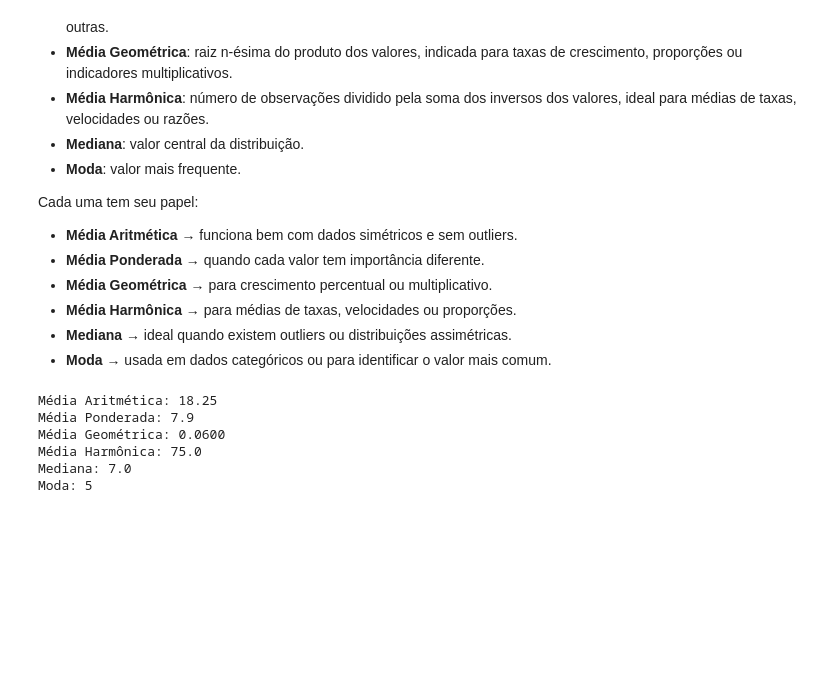
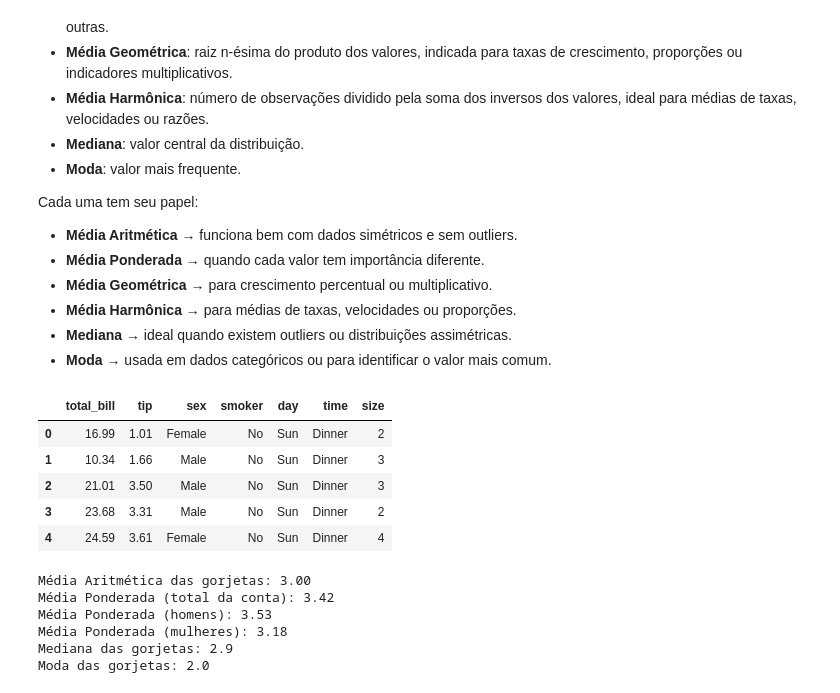
Before and after one commit to MarcelaFerreiraR/AnaliseDeDados, a Jupyter notebook: Analise_Descritiva_pynb.ipynb, the cells around one changed output. Saved outputs shown, nothing was run; the diff lists cells and outputs as text; code cells hidden in the pictures; blank space fills up the shorter version.

```diff
--- a/Analise_Descritiva_pynb.ipynb
+++ b/Analise_Descritiva_pynb.ipynb
@@ -79,18 +72,58 @@ Cada uma tem seu papel:
 - **Média Harmônica** → para médias de taxas, velocidades ou proporções.
 - **Mediana** → ideal quando existem outliers ou distribuições assimétricas.
 - **Moda** → usada em dados categóricos ou para identificar o valor mais comum.
-# %%
-# Importando bibliotecas
-import numpy as np
-import pandas as pd
-from scipy.stats import gmean, hmean, mode
-
-# Criando um conjunto de dados
-dados = [5, 7, 8, 5, 6, 7, 8, 100]  # note o outlier (100)
-# %% [output]
-Média Aritmética: 18.25
-Média Ponderada: 7.9
-Média Geométrica: 0.0600
-Média Harmônica: 75.0
-Mediana: 7.0
-Moda: 5
+# %%
+# 1️⃣ Importando bibliotecas
+import pandas as pd
+import numpy as np
+from scipy.stats import mode
+import matplotlib.pyplot as plt
+import seaborn as sns
+url = 'https://raw.githubusercontent.com/mwaskom/seaborn-data/master/tips.csv'
+dados = pd.read_csv(url)
+dados.head()
+# %% [output]
+|  | total_bill | tip | sex | smoker | day | time | size |
+| 0 | 16.99 | 1.01 | Female | No | Sun | Dinner | 2 |
+| 1 | 10.34 | 1.66 | Male | No | Sun | Dinner | 3 |
+| 2 | 21.01 | 3.50 | Male | No | Sun | Dinner | 3 |
+| 3 | 23.68 | 3.31 | Male | No | Sun | Dinner | 2 |
+| 4 | 24.59 | 3.61 | Female | No | Sun | Dinner | 4 |
+# %%
+# Variável que vamos analisar
+valores = dados['tip']
+
+# Media aritmetica
+media_aritmetica = np.mean(valores)
+
+# Media Ponderada do total da conta
+pesos = dados['total_bill']
+media_ponderada = np.average(valores, weights=pesos)
+
+# Média ponderada por sexo
+pesos_homens = dados['total_bill'] * (dados['sex'] == 'Male')
+media_ponderada_homens = np.average(valores, weights=pesos_homens)
+
+pesos_mulheres = dados['total_bill'] * (dados['sex'] == 'Female')
+media_ponderada_mulheres = np.average(valores, weights=pesos_mulheres)
+
+# Mediana
+mediana = np.median(valores)
+
+# Moda
+moda = mode(valores, keepdims=True).mode[0]
+
+# Exibindo resultados
+print(f"Média Aritmética das gorjetas: {media_aritmetica:.2f}")
+print(f"Média Ponderada (total da conta): {media_ponderada:.2f}")
+print(f"Média Ponderada (homens): {media_ponderada_homens:.2f}")
+print(f"Média Ponderada (mulheres): {media_ponderada_mulheres:.2f}")
+print(f"Mediana das gorjetas: {mediana}")
+print(f"Moda das gorjetas: {moda}")
+# %% [output]
+Média Aritmética das gorjetas: 3.00
+Média Ponderada (total da conta): 3.42
+Média Ponderada (homens): 3.53
+Média Ponderada (mulheres): 3.18
+Mediana das gorjetas: 2.9
+Moda das gorjetas: 2.0
```
Also changed, not shown: parts of 11 cells of this notebook.
